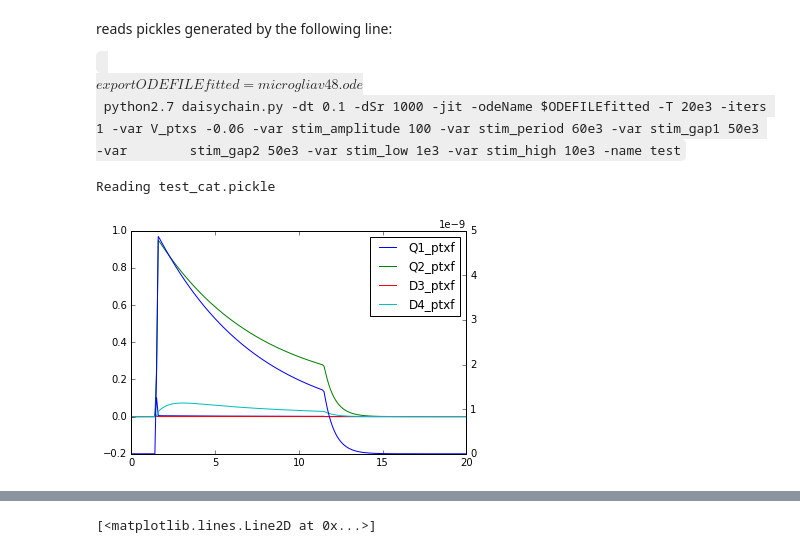
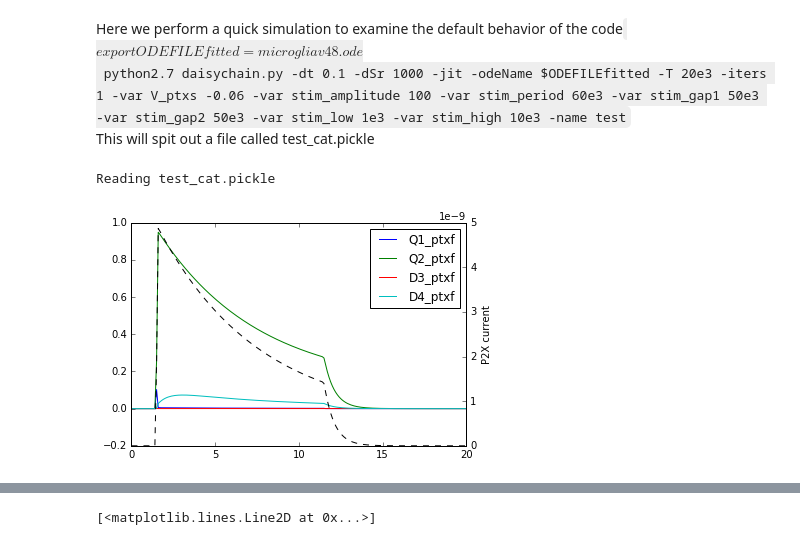
Before and after one commit to huskeypm/microglia, a Jupyter notebook: fitting/fitting.ipynb, the cells around one changed output, grey strips where cells are left out. Drawn from its saved outputs; the diff is of its cells as text; code cells hidden in the pictures.

```diff
--- a/fitting/fitting.ipynb
+++ b/fitting/fitting.ipynb
@@ -21,36 +18,31 @@ import analyzeGotran as aG
 # %% [markdown]
-reads pickles generated by the following line:
-
+Here we perform a quick simulation to examine the default behavior of the code
 <code>
 $export ODEFILEfitted=microgliav48.ode
 $ python2.7 daisychain.py -dt 0.1 -dSr 1000 -jit -odeName $ODEFILEfitted -T 20e3 -iters 1 -var V_ptxs -0.06 -var stim_amplitude 100 -var stim_period 60e3 -var stim_gap1 50e3 -var        stim_gap2 50e3 -var stim_low 1e3 -var stim_high 10e3 -name test
-
-
 </code>
+This will spit out a file called test_cat.pickle
-# %%
-
-data = aG.readPickle("test_cat.pickle")
-# %% [output]
-Reading test_cat.pickle
 # %%
+data = aG.readPickle("test_cat.pickle")
 keys = ["Q1_ptxf", "Q2_ptxf","D3_ptxf","D4_ptxf" ]#,"D3_ptxf ","D4_ptxf "]
 fig,ax1=  plt.subplots(1)
 
 for key in keys:
 
     stateLabel = key#  + Q2_ptxf"
     subData = ao.GetData(data,stateLabel)
     # data is stored as
     # subData.t - time
     # subData.valsIdx - values of 'stateLabel' state
     ax1.plot(subData.t,subData.valsIdx, label=key)
 
 stateLabel = "I_ptxf"
 subData = ao.GetData(data,stateLabel)
 ax2 = plt.twinx(ax1)
-ax2.plot(subData.t,-1*subData.valsIdx)
-
+ax2.plot(subData.t,-1*subData.valsIdx, "k--")
+ax2.set_ylabel("P2X current")
 ax1.legend()
 plt.gcf().savefig("x.png")
 # %% [output]
+Reading test_cat.pickle
-[figure, old version]
+[figure, new version]
```
Also changed, not shown: parts of 12 cells of this notebook, 2 other files.
